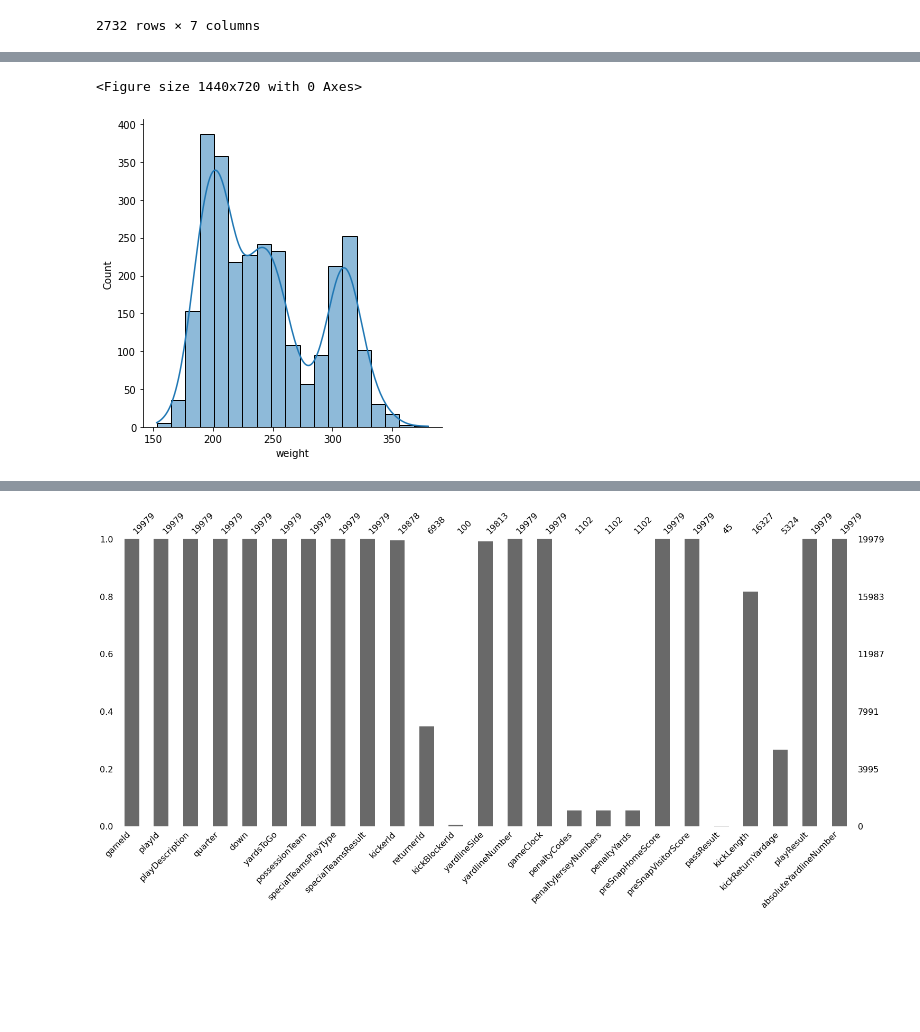
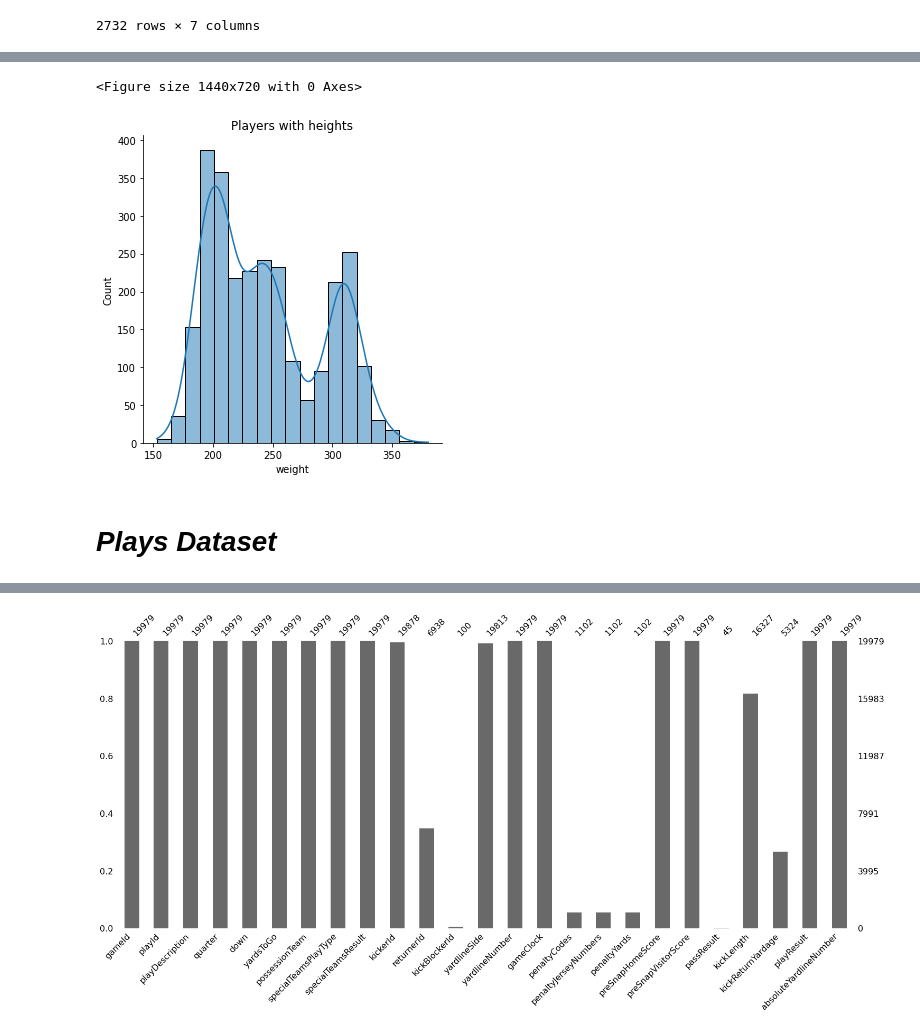
Before and after one commit to DeependraParichha1004/ML-Analysis, a Jupyter notebook: NFL.ipynb, the cells around one changed output, grey strips where cells are left out. Cells and saved outputs as stored; diff of their text form; code cells hidden in the pictures; blank space fills up the shorter version.

```diff
--- a/NFL.ipynb
+++ b/NFL.ipynb
@@ -249,10 +150,14 @@ birth_weight.values.mean()
 # %%
+birth_weight=players.groupby('birthDate')['weight'].mean()
 plt.figure(figsize=(20,10))
 ax=sb.displot(data=players, x="weight",kde=True)
+plt.title('Players with heights')
 plt.show()
 # %% [output]
 <Figure size 1440x720 with 0 Axes>
-[figure, old version]
+[figure, new version]
+# %% [markdown]
+# *Plays Dataset*
 # %%
 import zipfile
 zip_file=zipfile.ZipFile('plays.csv.zip')
```
Also changed, not shown: parts of 36 cells of this notebook.
